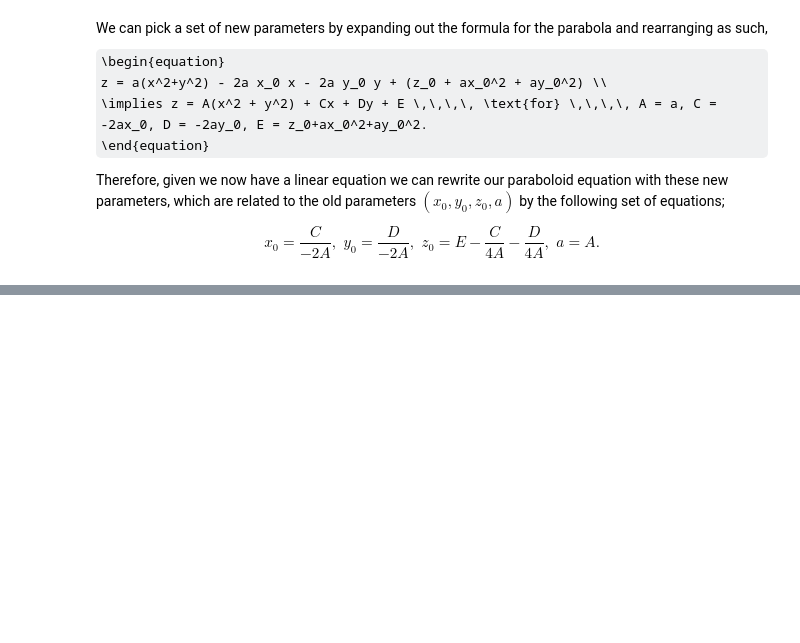
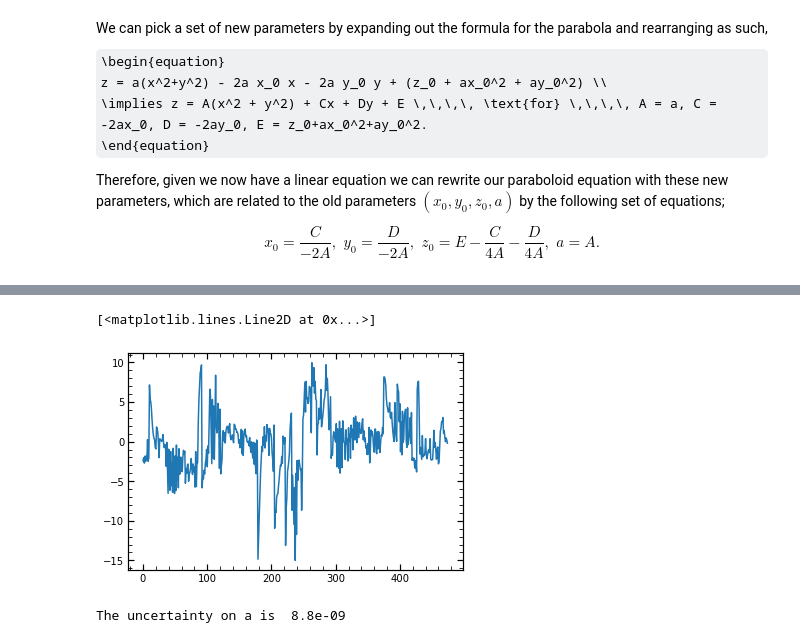
Before and after one commit to kenj19/PHYS512, a Jupyter notebook: PS3/ps3.ipynb, the cells around one changed output, grey strips where cells are left out. Cells and saved outputs as stored; diff of their text form; code cells hidden in the pictures; some formulas as TeX source; blank space fills up the shorter version.

```diff
--- a/PS3/ps3.ipynb
+++ b/PS3/ps3.ipynb
@@ -63,13 +55,36 @@ def rk4_stepd(fun,x,y,h):
+# %%
+def rk4_stepd(fun,x,y,h):
+    # one full step
+    k1=fun(x,y)
+    k2=fun(x+h/2,y+h*k1/2)
+    k3=fun(x+h/2,y+h*k2/2)
+    k4=fun(x+h,y+h*k3)
+    dy=h*(k1+2*k2+2*k3+k4)/6
+    fstep=y+dy
+    # two half-steps
+    k2_1=fun(x+h/4,y+h*k1/4)
+    k3_1=fun(x+h/4,y+h*k2_1/4)
+    k4_1=fun(x+h/2,y+h*k3_1/2)
+    dy_1=h*(k1+2*k2_1+2*k3_1+k4_1)/12
+    hstep1=y+dy_1
+    k1_2=fun(x+h/2, hstep1)
+    k2_2=fun(x+3*h/4,hstep1+h*k1_2/4)
+    k3_2=fun(x+3*h/4,hstep1+h*k2_2/4)
+    k4_2=fun(x+h,hstep1+h*k3_2/2)
+    dy_2=h*(k1_2+2*k2_2+2*k3_2+k4_2)/12
+    hstep2=hstep1+dy_2
+    return hstep2 +(hstep2-fstep)/15
 # %%
 npt = 201
 xx = np.linspace(-20, 20, npt)
 h = (xx[1]-xx[0]) # step size
-yy = np.zeros(npt)
+yy2 = np.zeros(npt)
 y0 = 1 # initial condition
-yy[0] = y0
+yy2[0] = y0
 
 for i in range(npt-1): # iterate over all points after initial point, integrating
-    yy[i+1] = rk4_stepd(func,xx[i],yy[i],h)
+    yy2[i+1] = rk4_stepd(func,xx[i],yy2[i],h)
 
-print()
+integral_adapt = yy2[-1]-yy2[0]
+print('Adaptive RK4 integration yields: ', integral_adapt)
 # %% [output]
@@ -221,17 +217,16 @@ def best_fit(x, y, z, num_params):
     lhs_inv = np.linalg.inv(A.T@A)
     m = lhs_inv@A.T@d
     res = d - A@m
-    cov = lhs_inv/14
-    print(cov)
+    cov = lhs_inv
     A,C,D,E = m
 
     # m is of the form [A, C, D, E] so we use the above formulas to get [x0,y0,z0,a]
     x0,y0,z0,a = C/(-2*A), D/(-2*A), (E-C/(4*A)-D/(4*A)), A
 
-    return m, [x0,y0,z0,a], res
+    return m, [x0,y0,z0,a], res, cov
 # %%
 # Now we can get our best fit parameters for (x0, y0, z0, a)
-linearized_bfit_params, orig_bfit_params, res = best_fit(xdat,ydat,zdat, 4)
+linearized_bfit_params, orig_bfit_params, res, cov = best_fit(xdat,ydat,zdat, 4)
 
 print('Linearized Best fit parameters; A = ' + repr(linearized_bfit_params[0]) +', C = ' + repr(linearized_bfit_params[1]) +
       ', D = ' + repr(linearized_bfit_params[2]) + ', E = ' + repr(linearized_bfit_params[3]))
@@ -263,0 +248,15 @@ N = (1/len(zdat))*np.sum(res**2)
+# %%
+plt.plot(res)
+# %% [output]
+[<matplotlib.lines.Line2D at 0x...>]
+[figure, added]
+# %%
+# Now compute the noise in the data given the residuals were calculated in the previous function
+n = len(zdat)
+N = np.sqrt( 1/n *np.sum(res**2) ) # rms of residuals
+
+# Uncertainty on a
+a_err = np.sqrt(np.diag(cov/N))[0]
+print('The uncertainty on a is ', np.round(a_err, 10))
+# %% [output]
+The uncertainty on a is  8.8e-09
```
Also changed, not shown: parts of 19 cells of this notebook.
